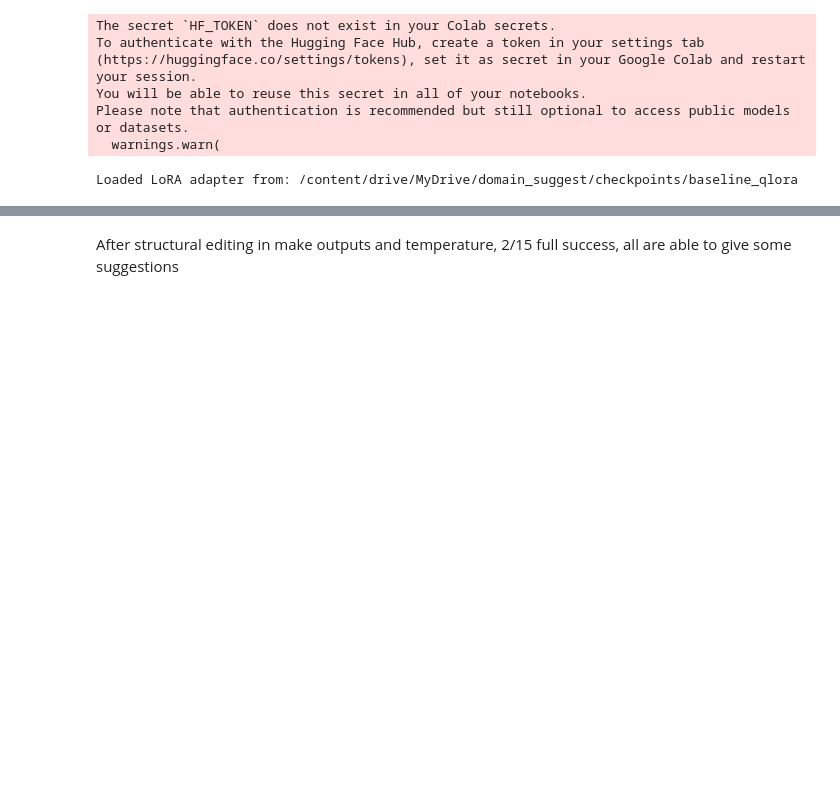
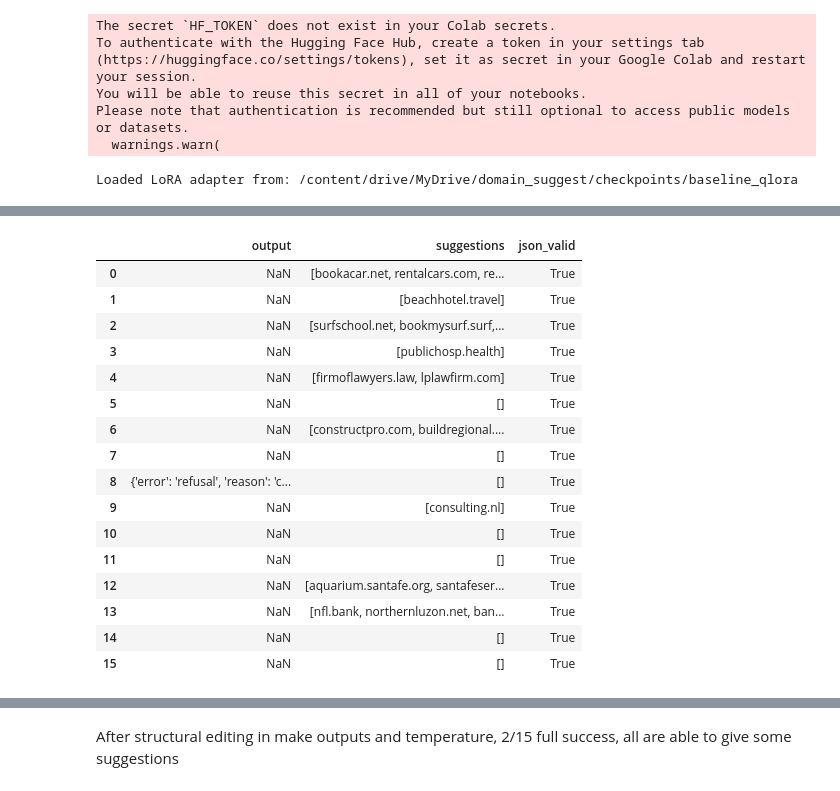
Before and after one commit to Schwaldlander/DomainNameSuggest, a Jupyter notebook: model_demo.ipynb, the cells around one changed output, grey strips where cells are left out. Drawn from its saved outputs; the diff is of its cells as text; code cells hidden in the pictures; blank space fills up the shorter version.

```diff
--- a/model_demo.ipynb
+++ b/model_demo.ipynb
@@ -638,0 +738,20 @@ df['output'][5]
+# %%
+display(df.head(20)[["output","suggestions","json_valid"]])
+# %% [output]
+|  | output | suggestions | json_valid |
+| 0 | NaN | [bookacar.net, rentalcars.com, re... | True |
+| 1 | NaN | [beachhotel.travel] | True |
+| 2 | NaN | [surfschool.net, bookmysurf.surf,... | True |
+| 3 | NaN | [publichosp.health] | True |
+| 4 | NaN | [firmoflawyers.law, lplawfirm.com] | True |
+| 5 | NaN | [] | True |
+| 6 | NaN | [constructpro.com, buildregional.... | True |
+| 7 | NaN | [] | True |
+| 8 | {'error': 'refusal', 'reason': 'c... | [] | True |
+| 9 | NaN | [consulting.nl] | True |
+| 10 | NaN | [] | True |
+| 11 | NaN | [] | True |
+| 12 | NaN | [aquarium.santafe.org, santafeser... | True |
+| 13 | NaN | [nfl.bank, northernluzon.net, ban... | True |
+| 14 | NaN | [] | True |
+| 15 | NaN | [] | True |
```
Also changed, not shown: parts of 15 cells of this notebook.
